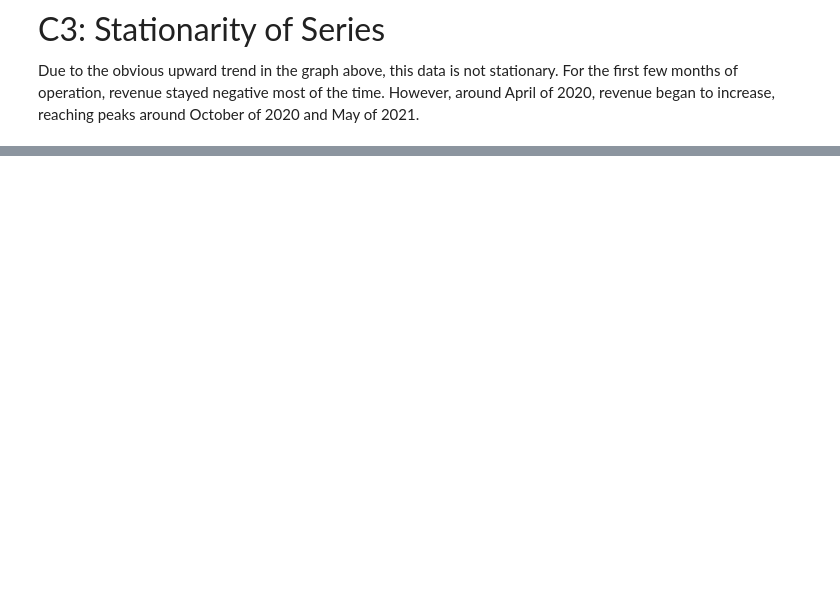
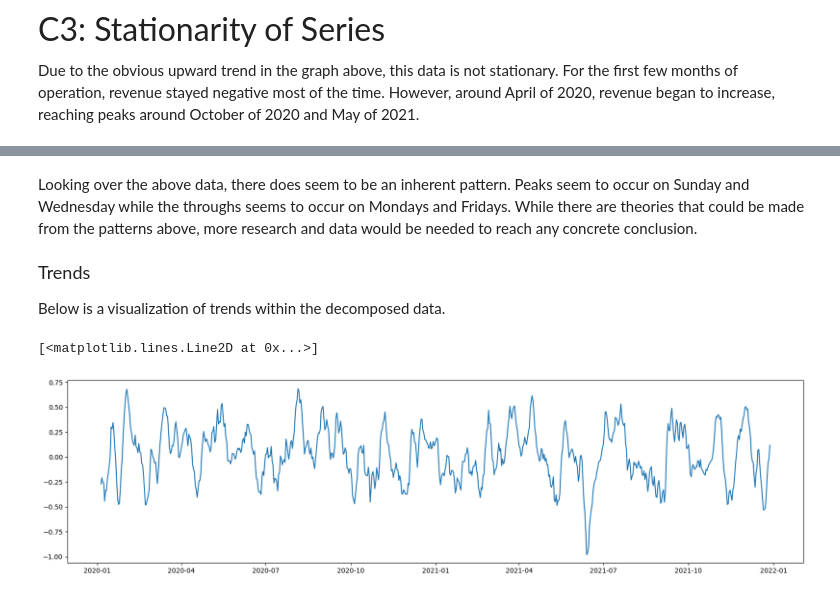
Before and after one commit to CGRowe96/WGU_MSDA, a Jupyter notebook: Untitled-1.ipynb, the cells around one changed output, grey strips where cells are left out. Saved outputs shown, nothing was run; the diff lists cells and outputs as text; code cells hidden in the pictures; blank space fills up the shorter version.

```diff
--- a/Untitled-1.ipynb
+++ b/Untitled-1.ipynb
@@ -107,0 +238,12 @@ Due to the obvious upward trend in the graph above, this data is not stationary.
+# %% [markdown]
+Looking over the above data, there does seem to be an inherent pattern. Peaks seem to occur on Sunday and Wednesday while the throughs seems to occur on Mondays and Fridays. While there are theories that could be made from the patterns above, more research and data would be needed to reach any concrete conclusion.
+# %% [markdown]
+<font size='4'>Trends</font>
+
+Below is a visualization of trends within the decomposed data.
+# %%
+plt.figure(figsize=[20,5])
+plt.plot(med_df_decomp.trend)
+# %% [output]
+[<matplotlib.lines.Line2D at 0x...>]
+[figure, added]
```
Also changed, not shown: parts of 33 cells of this notebook.
